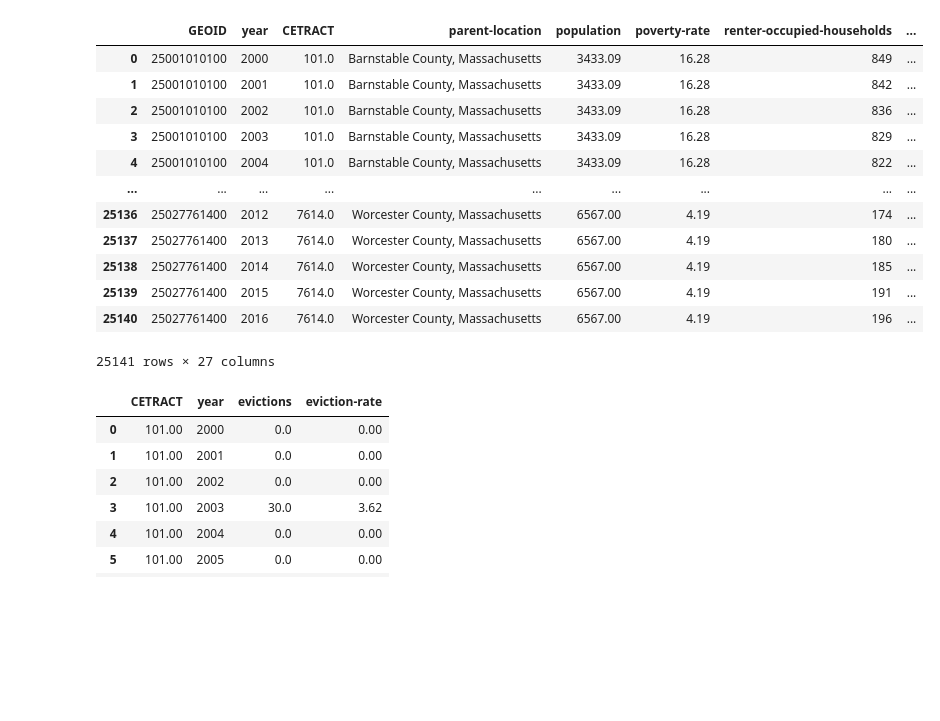
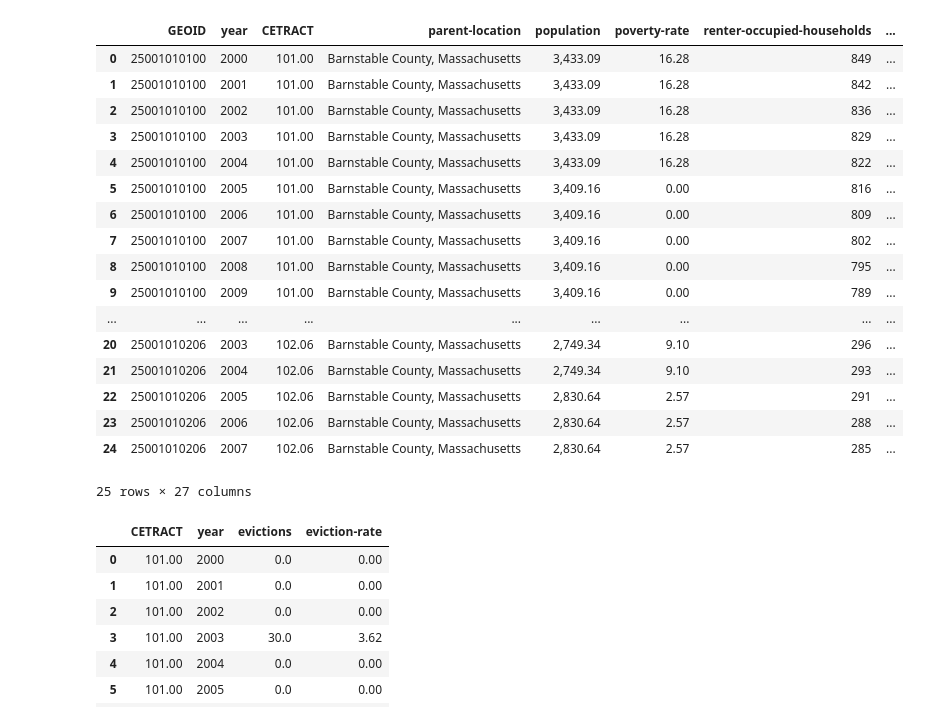
Before and after one commit to BU-Spark/AP-Evictions-Tracker, a Jupyter notebook: ForecastingEvictionData.ipynb, the cells around one changed output. Drawn from its saved outputs; the diff is of its cells as text; code cells hidden in the pictures; blank space fills up the shorter version.

```diff
--- a/ForecastingEvictionData.ipynb
+++ b/ForecastingEvictionData.ipynb
@@ -43,21 +43,26 @@ Requirement already satisfied: click<8,>=4.0 in /Users/gonzo/opt/anaconda3/lib/p
 # %%
 evictionLab = pd.read_csv('tracts.csv')
 evictionLab.rename(columns={'name':'CETRACT'}, inplace=True)
-evictionLab
+evictionLab.head(25)
 # %% [output]
 |  | GEOID | year | CETRACT | parent-location | population | poverty-rate | renter-occupied-households | ... |
-| 0 | 25001010100 | 2000 | 101.0 | Barnstable County, Massachusetts | 3433.09 | 16.28 | 849 | ... |
-| 1 | 25001010100 | 2001 | 101.0 | Barnstable County, Massachusetts | 3433.09 | 16.28 | 842 | ... |
-| 2 | 25001010100 | 2002 | 101.0 | Barnstable County, Massachusetts | 3433.09 | 16.28 | 836 | ... |
-| 3 | 25001010100 | 2003 | 101.0 | Barnstable County, Massachusetts | 3433.09 | 16.28 | 829 | ... |
-| 4 | 25001010100 | 2004 | 101.0 | Barnstable County, Massachusetts | 3433.09 | 16.28 | 822 | ... |
+| 0 | 25001010100 | 2000 | 101.00 | Barnstable County, Massachusetts | 3,433.09 | 16.28 | 849 | ... |
+| 1 | 25001010100 | 2001 | 101.00 | Barnstable County, Massachusetts | 3,433.09 | 16.28 | 842 | ... |
+| 2 | 25001010100 | 2002 | 101.00 | Barnstable County, Massachusetts | 3,433.09 | 16.28 | 836 | ... |
+| 3 | 25001010100 | 2003 | 101.00 | Barnstable County, Massachusetts | 3,433.09 | 16.28 | 829 | ... |
+| 4 | 25001010100 | 2004 | 101.00 | Barnstable County, Massachusetts | 3,433.09 | 16.28 | 822 | ... |
+| 5 | 25001010100 | 2005 | 101.00 | Barnstable County, Massachusetts | 3,409.16 | 0.00 | 816 | ... |
+| 6 | 25001010100 | 2006 | 101.00 | Barnstable County, Massachusetts | 3,409.16 | 0.00 | 809 | ... |
+| 7 | 25001010100 | 2007 | 101.00 | Barnstable County, Massachusetts | 3,409.16 | 0.00 | 802 | ... |
+| 8 | 25001010100 | 2008 | 101.00 | Barnstable County, Massachusetts | 3,409.16 | 0.00 | 795 | ... |
+| 9 | 25001010100 | 2009 | 101.00 | Barnstable County, Massachusetts | 3,409.16 | 0.00 | 789 | ... |
 | ... | ... | ... | ... | ... | ... | ... | ... | ... |
-| 25136 | 25027761400 | 2012 | 7614.0 | Worcester County, Massachusetts | 6567.00 | 4.19 | 174 | ... |
-| 25137 | 25027761400 | 2013 | 7614.0 | Worcester County, Massachusetts | 6567.00 | 4.19 | 180 | ... |
-| 25138 | 25027761400 | 2014 | 7614.0 | Worcester County, Massachusetts | 6567.00 | 4.19 | 185 | ... |
-| 25139 | 25027761400 | 2015 | 7614.0 | Worcester County, Massachusetts | 6567.00 | 4.19 | 191 | ... |
-| 25140 | 25027761400 | 2016 | 7614.0 | Worcester County, Massachusetts | 6567.00 | 4.19 | 196 | ... |
+| 20 | 25001010206 | 2003 | 102.06 | Barnstable County, Massachusetts | 2,749.34 | 9.10 | 296 | ... |
+| 21 | 25001010206 | 2004 | 102.06 | Barnstable County, Massachusetts | 2,749.34 | 9.10 | 293 | ... |
+| 22 | 25001010206 | 2005 | 102.06 | Barnstable County, Massachusetts | 2,830.64 | 2.57 | 291 | ... |
+| 23 | 25001010206 | 2006 | 102.06 | Barnstable County, Massachusetts | 2,830.64 | 2.57 | 288 | ... |
+| 24 | 25001010206 | 2007 | 102.06 | Barnstable County, Massachusetts | 2,830.64 | 2.57 | 285 | ... |
-25141 rows × 27 columns
+25 rows × 27 columns
 # %%
 forecasting_df = evictionLab[['CETRACT', 'year','evictions', 'eviction-rate']].copy()
 list_of_cetracts = forecasting_df['CETRACT'].unique()
```
Also changed, not shown: parts of 12 cells of this notebook, 1 other file.
